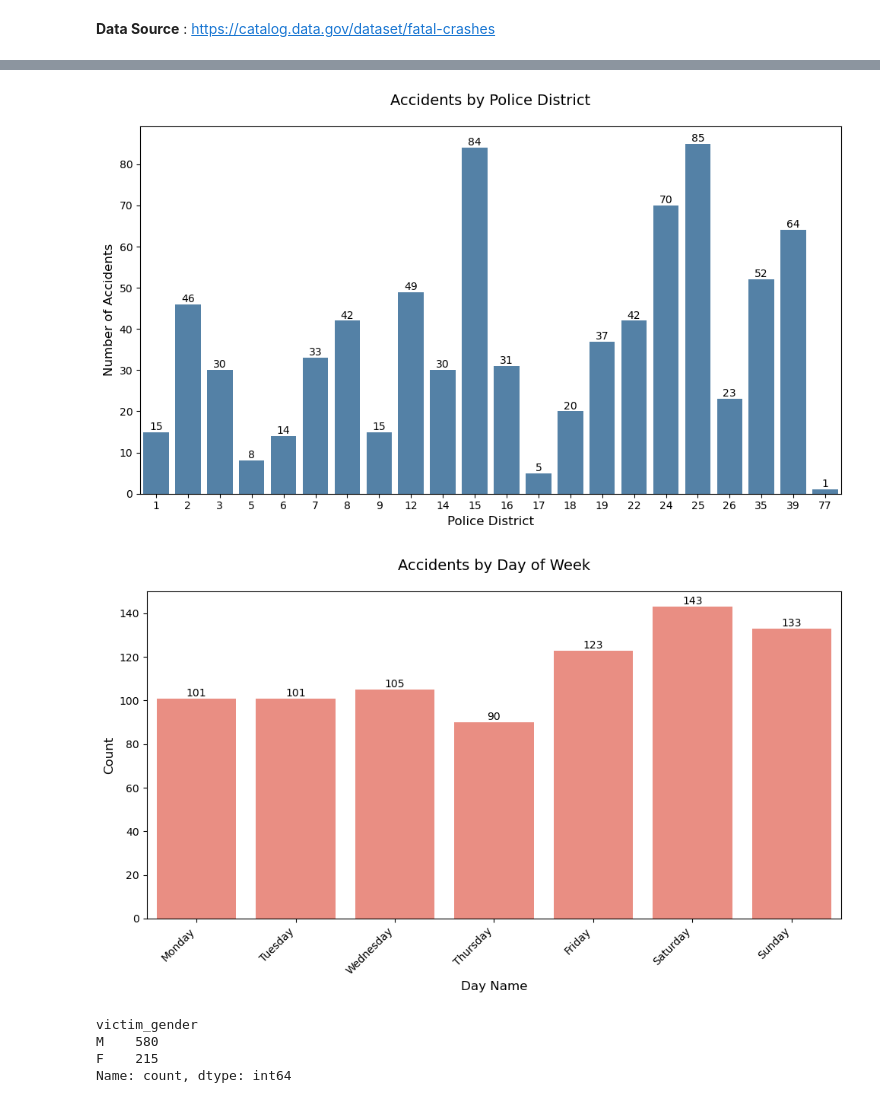
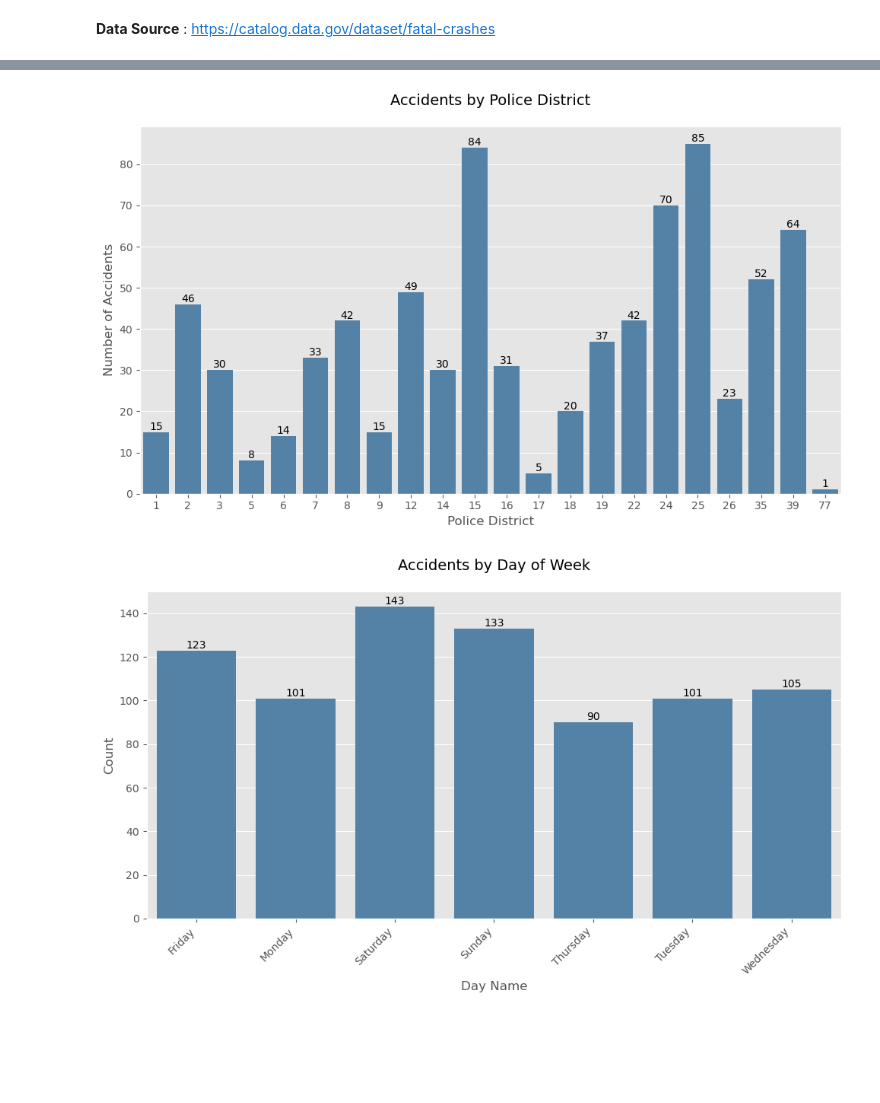
Before and after one commit to jibon-k/Philadelphia-crash-data, a Jupyter notebook: philadelphia_EDA.ipynb, the cells around one changed output, grey strips where cells are left out. Cells and saved outputs as stored; diff of their text form; code cells hidden in the pictures; blank space fills up the shorter version.

Commit message:
updated cleaning and EDA code

```diff
--- a/philadelphia_EDA.ipynb
+++ b/philadelphia_EDA.ipynb
@@ -201,0 +8,7 @@ df["year"].value_counts().rename("count").reset_index()
+# %%
+df = pd.read_csv("philadelphia_fatal_crashes_clean.csv", index_col=False)
+# %%
+schema = pd.read_csv("schema.csv", index_col=False)
+data_types = dict(zip(schema["column_name"], schema["data_type"]))
+df = df.astype(data_types)
+df.info()
@@ -202,3 +53,5 @@ df["year"].value_counts().rename("count").reset_index()
+# %%
+plt.style.use("ggplot")
 # %%
 def plot_value_counts(
     df,
@@ -208,9 +61,10 @@ def plot_value_counts(
     ylabel=None,
     color="steelblue",
     figsize=(10, 6),
+    sort_descending=True,  # New parameter to control sorting
 ):
     """
-    Creates a bar plot showing value counts for a specified column.
+    Creates a bar plot showing value counts for a specified column, sorted in descending order by default.
 
     Parameters:
     - df: DataFrame containing the data
@@ -220,11 +74,16 @@ def plot_value_counts(
     - ylabel: Y-axis label (defaults to 'Count')
     - color: Bar color (defaults to 'steelblue')
     - figsize: Figure size (defaults to (10, 6))
+    - sort_descending: Whether to sort bars in descending order (default: True)
     """
-
+    # Get value counts and sort if requested
     value_counts = df[count_column].value_counts().rename("count").reset_index()
     value_counts.columns = [count_column, "count"]
 
+    if sort_descending:
+        value_counts = value_counts.sort_values("count", ascending=False)
+
+    # Set default labels if none provided
     if title is None:
         title = f"Count by {count_column}"
     if xlabel is None:
@@ -232,16 +91,26 @@ def plot_value_counts(
     if ylabel is None:
         ylabel = "Count"
 
+    # Create the plot
     plt.figure(figsize=figsize)
-    bar_plot = sns.barplot(data=value_counts, x=count_column, y="count", color=color)
+    bar_plot = sns.barplot(
+        data=value_counts,
+        x=count_column,
+        y="count",
+        color=color,
+        order=value_counts[count_column] if sort_descending else None,  # Enforce order
+    )
 
+    # Formatting
     plt.title(title, fontsize=14, pad=20)
     plt.xlabel(xlabel, fontsize=12)
     plt.ylabel(ylabel, fontsize=12)
 
+    # Rotate x-labels if long
     if any(len(str(x)) > 5 for x in value_counts[count_column]):
         plt.xticks(rotation=45, ha="right")
 
+    # Add count labels on bars
     for p in bar_plot.patches:
         bar_plot.annotate(
             format(p.get_height(), ".0f"),
@@ -266,27 +142,13 @@ plot_value_counts(
     "Accidents by Police District",
     "Police District",
     "Number of Accidents",
+    sort_descending=False,
 )
 # %% [output]
-[figure, old version]
+[figure, new version]
 # %%
-plot_value_counts(df, "day_name", title="Accidents by Day of Week", color="salmon")
+plot_value_counts(
+    df, "day_name", title="Accidents by Day of Week", sort_descending=False
+)
 # %% [output]
-[figure, old version]
+[figure, new version]
-# %%
-gender_mapping = {
-    "M": "M",
-    "F": "F",
-    "MN": "M",
-    "M.": "M",
-    "Mn": "M",
-    "f": "F",
-}
-
-df["victim_gender"] = df["victim_gender"].map(gender_mapping)
-df["victim_gender"].value_counts()
-# %% [output]
-victim_gender
-M    580
-F    215
-Name: count, dtype: int64
```
Also changed, not shown: parts of 38 cells of this notebook, 1 other file.
